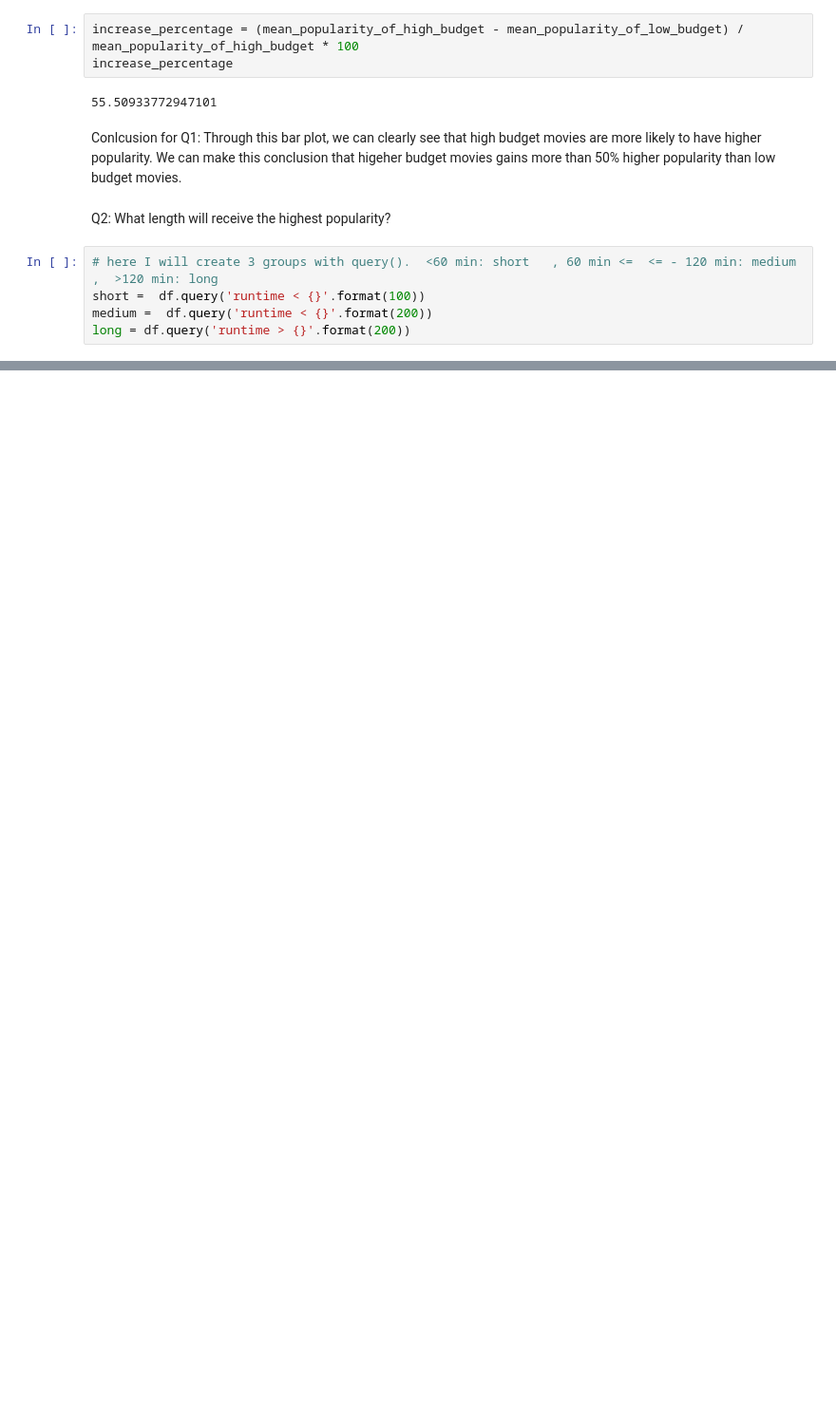
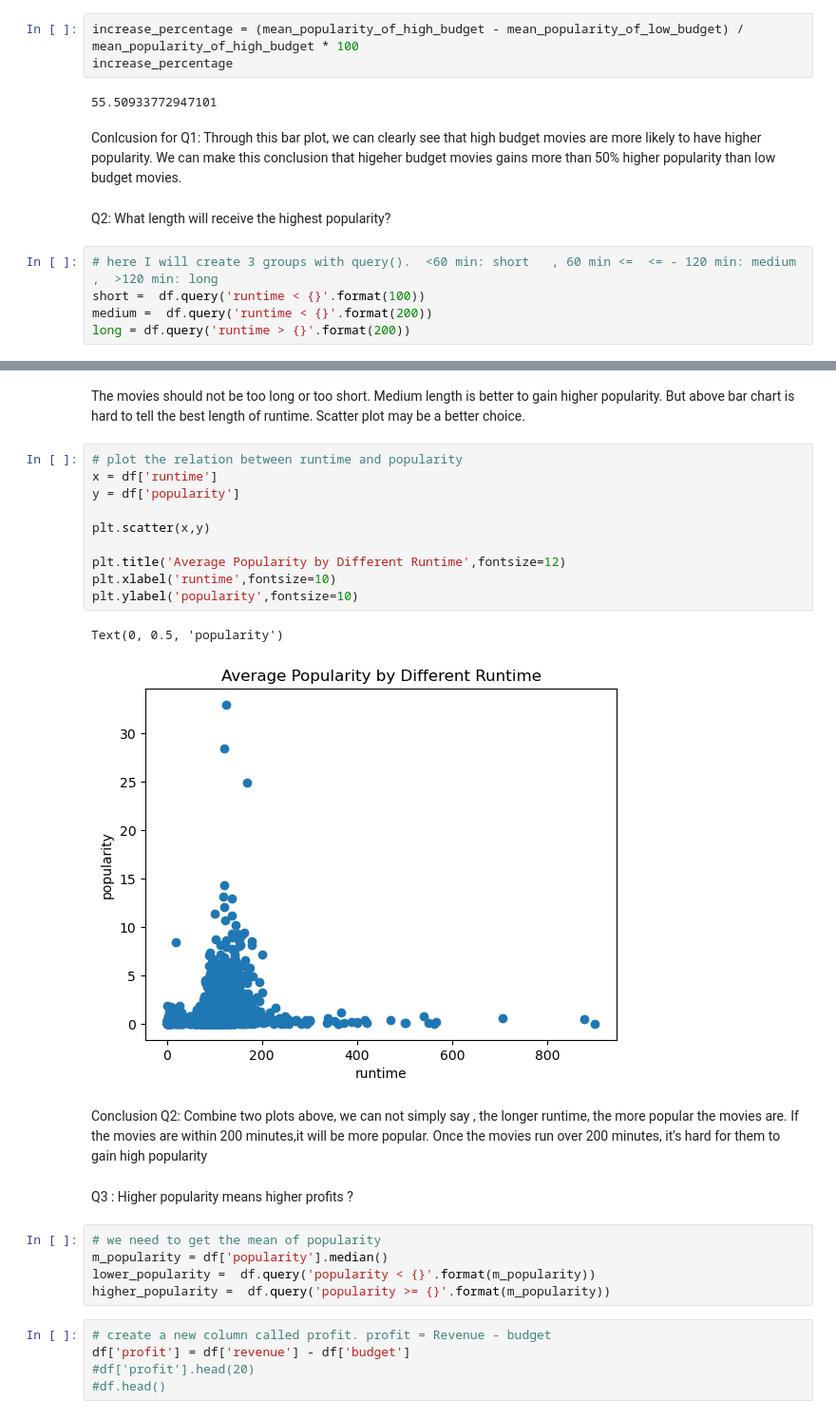
Before and after one commit to kunalmalav/tmdbMoviesDataAnalysis, a Jupyter notebook: main.ipynb, the cells around one changed output, grey strips where cells are left out. Shown at 95% size. Drawn from its saved outputs; the diff is of its cells as text; blank space fills up the shorter version.

```diff
--- a/main.ipynb
+++ b/main.ipynb
@@ -245,0 +247,31 @@ NameError: name 'mean_popularity_of_short' is not defined
+# %% [markdown]
+The movies should not be too long or too short. Medium length is better to gain higher popularity. But above bar chart is hard to tell the best length of runtime. Scatter plot may be a better choice.
+# %%
+# plot the relation between runtime and popularity
+x = df['runtime']
+y = df['popularity']
+
+plt.scatter(x,y)
+
+plt.title('Average Popularity by Different Runtime',fontsize=12)
+plt.xlabel('runtime',fontsize=10)
+plt.ylabel('popularity',fontsize=10)
+# %% [output]
+Text(0, 0.5, 'popularity')
+[figure, added]
+# %% [markdown]
+Conclusion Q2:
+Combine two plots above, we can not simply say , the longer runtime, the more popular the movies are.
+If the movies are within 200 minutes,it will be more popular. Once the movies run over 200 minutes, it's hard for them to gain high popularity
+# %% [markdown]
+Q3 : Higher popularity means higher profits ?
+# %%
+# we need to get the mean of popularity
+m_popularity = df['popularity'].median()
+lower_popularity =  df.query('popularity < {}'.format(m_popularity))
+higher_popularity =  df.query('popularity >= {}'.format(m_popularity))
+# %%
+# create a new column called profit. profit = Revenue - budget
+df['profit'] = df['revenue'] - df['budget']
+#df['profit'].head(20)
+#df.head()
```
Also changed, not shown: parts of 22 cells of this notebook.
